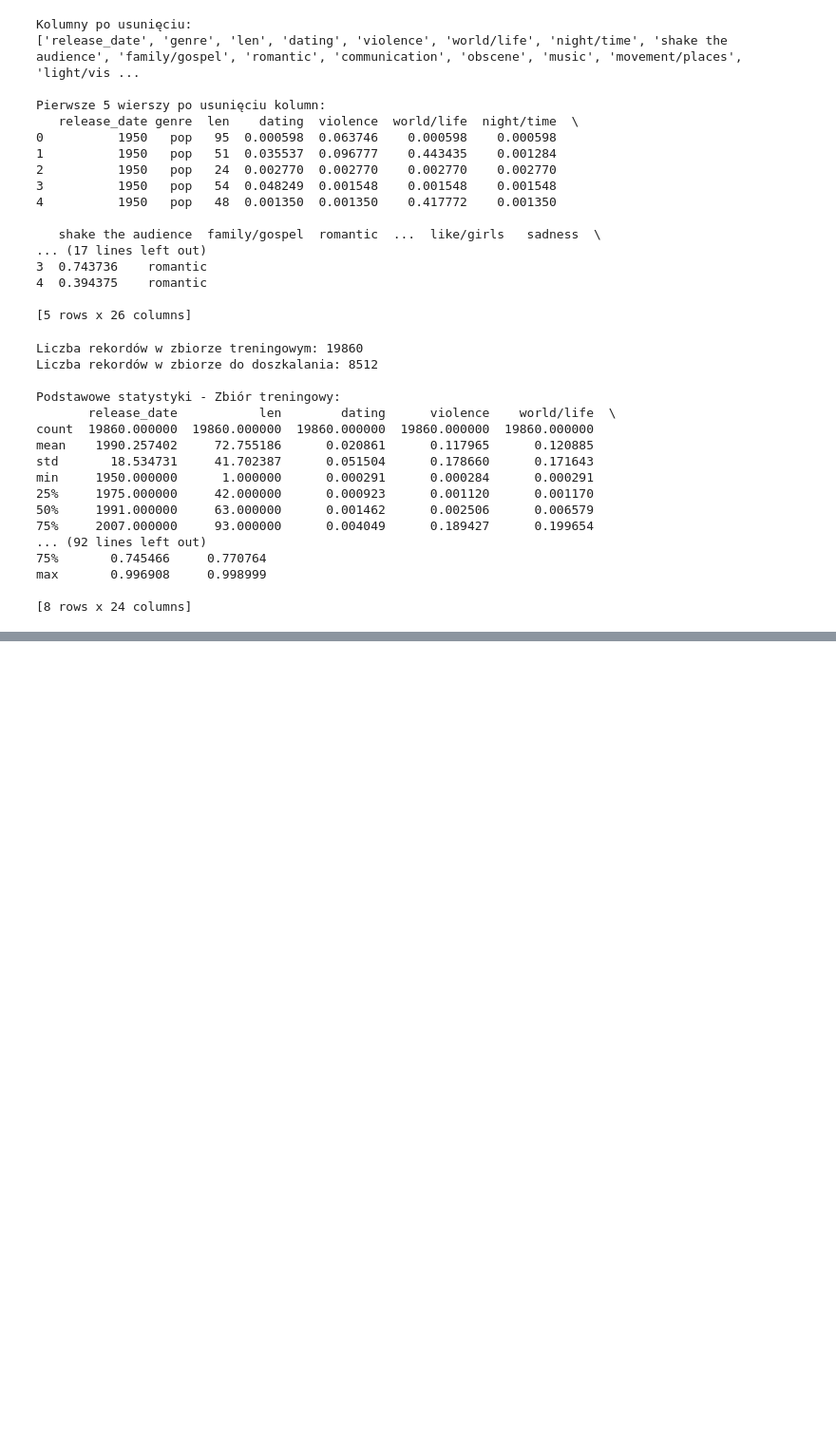
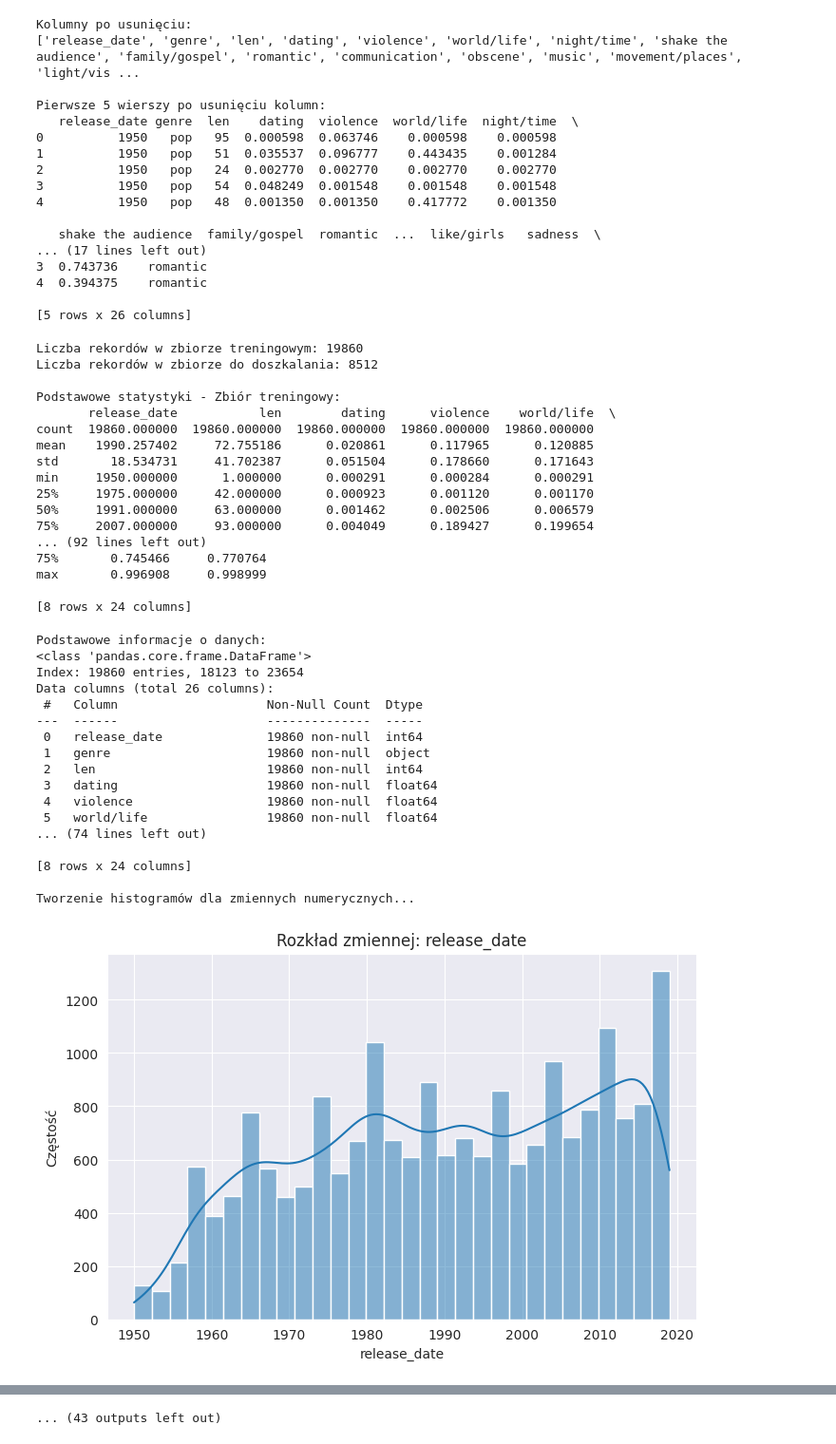
Before and after one commit to 3l3ctricPhilip/PredictMusicGenre, a Jupyter notebook: PredictMusicGenre.ipynb, the cells around one changed output, grey strips where cells are left out. Shown at 95% size. Drawn from its saved outputs; the diff is of its cells as text; code cells hidden in the pictures; blank space fills up the shorter version.

Commit message:
I added new script to the PredictMusicGenre.ipynb file and generated a report.

```diff
--- a/PredictMusicGenre.ipynb
+++ b/PredictMusicGenre.ipynb
@@ -113,3 +113,76 @@ min     1950.000000      1.000000      0.000291      0.000284      0.000291
 max       0.996908     0.998999
 
 [8 rows x 24 columns]
+# %%
+# Import wymaganych bibliotek
+import matplotlib.pyplot as plt
+import seaborn as sns
+
+# Wyświetlenie podstawowych informacji o zbiorze treningowym
+print("\nPodstawowe informacje o danych:")
+print(train_data.info())
+
+# Sprawdzenie rozkładów zmiennych numerycznych i kategorycznych
+print("\nPodstawowe statystyki zmiennych numerycznych:")
+print(train_data.describe())
+
+# Histogramy dla zmiennych numerycznych
+print("\nTworzenie histogramów dla zmiennych numerycznych...")
+num_columns = train_data.select_dtypes(include=["float64", "int64"]).columns
+for col in num_columns:
+    plt.figure(figsize=(8, 5))
+    sns.histplot(train_data[col], kde=True, bins=30)
+    plt.title(f"Rozkład zmiennej: {col}")
+    plt.xlabel(col)
+    plt.ylabel("Częstość")
+    plt.show()
+
+# Wykresy słupkowe dla zmiennych kategorycznych
+print("\nTworzenie wykresów słupkowych dla zmiennych kategorycznych...")
+cat_columns = train_data.select_dtypes(include=["object"]).columns
+for col in cat_columns:
+    plt.figure(figsize=(8, 5))
+    train_data[col].value_counts().plot(kind="bar")
+    plt.title(f"Rozkład zmiennej kategorycznej: {col}")
+    plt.xlabel(col)
+    plt.ylabel("Liczba wystąpień")
+    plt.show()
+
+# Analiza brakujących danych
+print("\nAnaliza brakujących danych:")
+missing_values = train_data.isnull().sum()
+print(missing_values[missing_values > 0])
+
+# Heatmapa brakujących danych
+plt.figure(figsize=(10, 6))
+sns.heatmap(train_data.isnull(), cbar=False, cmap="viridis")
+plt.title("Heatmapa brakujących danych")
+plt.show()
+
+# Wykresy pudełkowe (boxplot) dla zmiennych numerycznych
+print("\nTworzenie wykresów pudełkowych...")
+for col in num_columns:
+    plt.figure(figsize=(8, 5))
+    sns.boxplot(x=train_data[col])
+    plt.title(f"Wykres pudełkowy zmiennej: {col}")
+    plt.xlabel(col)
+    plt.show()
+# %% [output]
+Podstawowe informacje o danych:
+<class 'pandas.core.frame.DataFrame'>
+Index: 19860 entries, 18123 to 23654
+Data columns (total 26 columns):
+ #   Column                    Non-Null Count  Dtype
+---  ------                    --------------  -----
+ 0   release_date              19860 non-null  int64
+ 1   genre                     19860 non-null  object
+ 2   len                       19860 non-null  int64
+ 3   dating                    19860 non-null  float64
+ 4   violence                  19860 non-null  float64
+ 5   world/life                19860 non-null  float64
+... (74 lines left out)
+
+[8 rows x 24 columns]
+
+Tworzenie histogramów dla zmiennych numerycznych...
+[figure, added]
@@ -115,0 +199 @@ max       0.996908     0.998999
+... (43 outputs left out)
```
Also changed, not shown: parts of 4 cells of this notebook, 1 other file.
